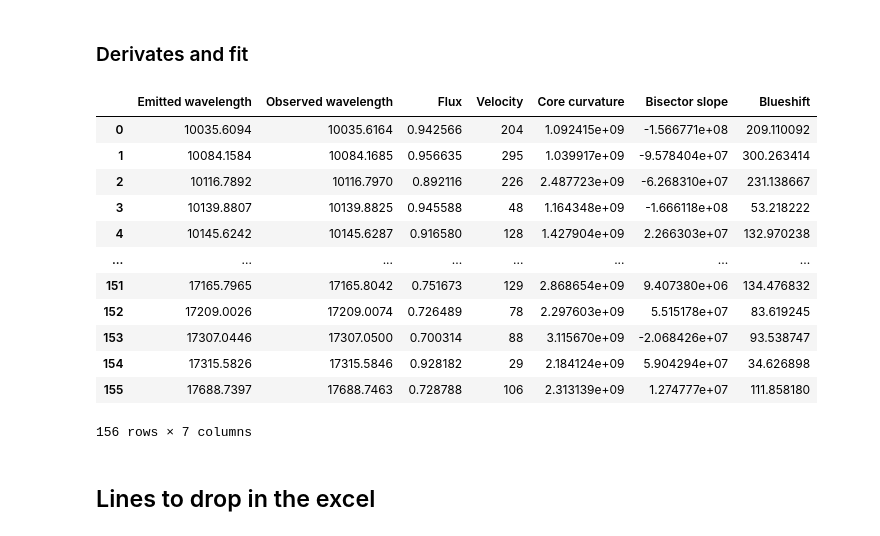
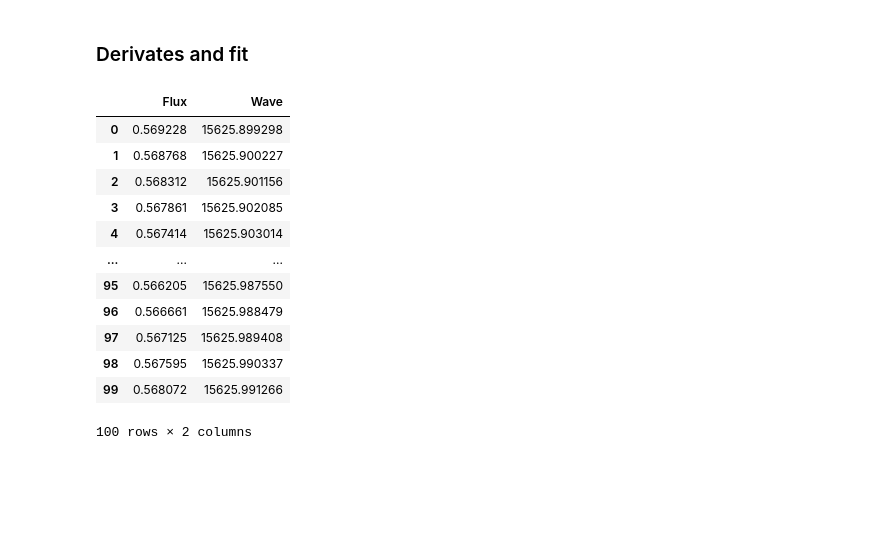
Before and after one commit to ccuellarn/Measurement-and-Characterization-of-Granulation-Patterns-in-the-IAG-Solar-Flux-Spectrum, a Jupyter notebook: Project/Visualizer/Visualizer.ipynb, the cells around one changed output. Drawn from its saved outputs; the diff is of its cells as text; code cells hidden in the pictures; blank space fills up the shorter version.

```diff
--- a/Project/Visualizer/Visualizer.ipynb
+++ b/Project/Visualizer/Visualizer.ipynb
@@ -89,7 +89,7 @@ def find_minimums(wave,flux,lamda):
 
     #Dataframe with the marks for the closer lines of Fe I
     closer_data = pd.concat(closer,axis=0).reset_index(drop=True)
-    closer_data['Fe line'] = lamda
+    closer_data['Nave list'] = lamda
     closer_data = closer_data[closer_data['abs'] <= 0.01].reset_index(drop=True)
 
     return closer_data.drop(['abs'],axis=1)
@@ -125,7 +111,7 @@ local_points_bis = width_minimums(closer_lines,raw_data,0.2)
 # %% [markdown]
 ### Filter for the lines using the second derivate
 # %%
-def Fit_derivates(local_points,closer_lines):
+def Fit_derivates(local_points,closer_lines,local_points_bis):
     values = []
     fit = []
     local = []
@@ -159,7 +145,7 @@ def Fit_derivates(local_points,closer_lines):
 
         if d2_param[0]>0 and (data_flux.iloc[-1])>=(np.abs(data_flux.iloc[0]-data_flux.iloc[-1])/2):
 
-            values.append(pd.DataFrame([[closer_lines['Fe line'].iloc[i],closer_lines['min_wave'].iloc[i],closer_lines['min_flux'].iloc[i]]]))
+            values.append(pd.DataFrame([[closer_lines['Nave list'].iloc[i],closer_lines['min_wave'].iloc[i],closer_lines['min_flux'].iloc[i]]]))
             fit.append(pd.DataFrame({'Flux': flux_fit,'Wave': new_wave*wave_std + wave_mean}))
             local.append(local_points[i])
 
@@ -197,17 +183,17 @@ def Fit_derivates(local_points,closer_lines):
 
             #The logic is take the midpoint between wavelength at mean fluxes
             distance = (wave_right - wave_left) / 2 + wave_left
-            velocity = ((distance / closer_lines['Fe line'].iloc[i]) - 1)*const.c #Express it in velocity
+            velocity = ((distance / closer_lines['Nave list'].iloc[i]) - 1)*const.c #Express it in velocity
 
             bisector.append(pd.DataFrame({'Velocity': velocity,'Distance': distance,'Flux': common}).reset_index(drop=True))
 
     Values = pd.concat(values,axis=0).reset_index(drop=True)
 
-    Values.columns = ["Line Fe I",'min_wave','min_flux']
+    Values.columns = ["Nave line",'min_wave','min_flux']
 
     return Values,fit,local,bisector
 
-Values,fit,local,bisector = Fit_derivates(local_points,closer_lines)
+Values,fit,local,bisector = Fit_derivates(local_points,closer_lines,local_points_bis)
 
 Values
 # %% [output]
@@ -536,7 +574,7 @@ def find_minimums(wave,flux,lamda):
 
     #Dataframe with the marks for the closer lines of Fe I
     closer_data = pd.concat(closer,axis=0).reset_index(drop=True)
-    closer_data['Fe line'] = lamda
+    closer_data['Nave list'] = lamda
 
     return closer_data.drop(['abs'],axis=1)
 
@@ -587,7 +624,7 @@ local_points = width_minimums(closer_lines,raw_data,0.05)
 # %% [markdown]
 ### Derivates and fit
 # %%
-def Fit_derivates(local_points,lamda_list):
+def Fit_derivates(local_points,lamda_list,N):
     values = []
     fit = []
     local = []
@@ -600,6 +637,9 @@ def Fit_derivates(local_points,lamda_list):
         wave_mean, wave_std = np.mean(data_wave), np.std(data_wave)
         wave_scaled = (data_wave - wave_mean)/wave_std if wave_std != 0 else data_wave #Take the conditional for the division in zero
 
+        #Define new data with the number of points for the points, this is just for the statistical analysis
+        new_wave = np.linspace(min(wave_scaled),max(wave_scaled),N)
+
         #Polynomial Fit is better for numerical aproximation than polyfit
         pol = Polynomial.fit(wave_scaled, data_flux, 4)
 
@@ -611,61 +651,62 @@ def Fit_derivates(local_points,lamda_list):
         d2_param = poly.polyder(d_param) #Second
         d3_param = poly.polyder(d2_param) #Third
 
-        #The fit values
-        flux_fit = poly.polyval(wave_scaled,param)
+        #The fit values, taking into account the number of points defined on the covariance matrix
+        flux_fit = poly.polyval(new_wave,param)
 
         #Find the minimum with the regression and derivates
         roots = poly.polyroots(d_param).real #Roots or critical points
         valid_roots = np.array([x for x in roots if poly.polyval(x,d2_param)>0] )#Check with the second derivate, just positive values for minimums
 
         if valid_roots.size >0:
 
             value_roots = pol(valid_roots) #Evaluate in the polinomium for the global minimum
             minimal_root = valid_roots[np.where(value_roots == min(value_roots))][0] , min(value_roots) #Take the values for the wavelength and the flux of the minimum
 
             #For the wavelength observed convert the minimal root in the real with the scale of the mean, we dont scale the flux data
             lamda_obs = [round(minimal_root[0]*wave_std + wave_mean,4), minimal_root[1]]
 
             #Expresion for the third derivate (C-curved profile bisector)
             def Third_Derivate(second, third):
                 return -((third)/(3*(second**2)))*(const.c/lamda_obs[0])
 
             #Evaluate the second and third derivate in the wavelength observed. Re-scalated the coefficients
-            d2 = (poly.polyval(minimal_root[0],d2_param) / (wave_std ** 2)) #Core curvature
-            d3 = -(Third_Derivate(d2, poly.polyval(minimal_root[0],d3_param) / (wave_std ** 3) )) #Bisector slope
+            d2 = (poly.polyval(minimal_root[0],d2_param) / (wave_std ** 2))
+            d3 = (Third_Derivate(d2, poly.polyval(minimal_root[0],d3_param) / (wave_std ** 3) ))
 
             #Calculate the velocity and convective blueshift
             blueshift = ((lamda_obs[0]/lamda_list[i]) - 1)* const.c
-            velocity = round((blueshift) - 5.47) #Formula for relativistic aproximation
+            velocity = round((blueshift) - 633) #Formula for relativistic aproximation
 
-            #In order: Natural wavelength, observed wavelength, flux, velocity, second derivate, third derivate, convective blueshift
-            values.append(pd.DataFrame([[lamda_list[i],lamda_obs[0],lamda_obs[1],velocity,d2*(lamda_obs[0]**2),d3*(const.c/lamda_obs[0]),blueshift]]))
+            #In order: Natural wavelength, observed wavelength, flux, velocity, Core curvature, Bisector slope, convective blueshift,line depth
+            values.append(pd.DataFrame([[lamda_list[i],lamda_obs[0],lamda_obs[1],velocity,d2*(lamda_obs[0]**2),d3*(const.c/lamda_obs[0]),blueshift,1-lamda_obs[1]]]))
 
-            #Just in case of the visualizer take the fit values
-            fit.append(flux_fit)
-            #Add the local points
+            #Just in case of the visualizer take the fit values and the wave data scaled
+            fit.append(pd.DataFrame({'Flux': flux_fit,'Wave': new_wave*wave_std + wave_mean}))
+
             local.append(local_points[i])
 
     Values =  pd.concat(values,axis=0).reset_index(drop=True)
 
-    Values.columns = ["Emitted wavelength", "Observed wavelength", "Flux","Velocity","Core curvature","Bisector slope","Blueshift"]
+    Values.columns = ["Emitted wavelength", "Observed wavelength", "Flux","Velocity","Core curvature","Bisector slope","Blueshift",'Line Depth']
 
-    return Values,fit,local
+    return Values,local,fit
 
-Values,fit,local = Fit_derivates(local_points,closer_lines['Fe line'])
+#The len(local_points) is for the original set, without statistical treatment.
+Values,local,Fit = Fit_derivates(local_points,closer_lines['Nave list'],100)
 
-Values
+Fit[78]
 # %% [output]
-|  | Emitted wavelength | Observed wavelength | Flux | Velocity | Core curvature | Bisector slope | Blueshift |
-| 0 | 10035.6094 | 10035.6164 | 0.942566 | 204 | 1.092415e+09 | -1.566771e+08 | 209.110092 |
-| 1 | 10084.1584 | 10084.1685 | 0.956635 | 295 | 1.039917e+09 | -9.578404e+07 | 300.263414 |
-| 2 | 10116.7892 | 10116.7970 | 0.892116 | 226 | 2.487723e+09 | -6.268310e+07 | 231.138667 |
-| 3 | 10139.8807 | 10139.8825 | 0.945588 | 48 | 1.164348e+09 | -1.666118e+08 | 53.218222 |
-| 4 | 10145.6242 | 10145.6287 | 0.916580 | 128 | 1.427904e+09 | 2.266303e+07 | 132.970238 |
-| ... | ... | ... | ... | ... | ... | ... | ... |
-| 151 | 17165.7965 | 17165.8042 | 0.751673 | 129 | 2.868654e+09 | 9.407380e+06 | 134.476832 |
-| 152 | 17209.0026 | 17209.0074 | 0.726489 | 78 | 2.297603e+09 | 5.515178e+07 | 83.619245 |
-| 153 | 17307.0446 | 17307.0500 | 0.700314 | 88 | 3.115670e+09 | -2.068426e+07 | 93.538747 |
-| 154 | 17315.5826 | 17315.5846 | 0.928182 | 29 | 2.184124e+09 | 5.904294e+07 | 34.626898 |
-| 155 | 17688.7397 | 17688.7463 | 0.728788 | 106 | 2.313139e+09 | 1.274777e+07 | 111.858180 |
+|  | Flux | Wave |
+| 0 | 0.569228 | 15625.899298 |
+| 1 | 0.568768 | 15625.900227 |
+| 2 | 0.568312 | 15625.901156 |
+| 3 | 0.567861 | 15625.902085 |
+| 4 | 0.567414 | 15625.903014 |
+| ... | ... | ... |
+| 95 | 0.566205 | 15625.987550 |
+| 96 | 0.566661 | 15625.988479 |
+| 97 | 0.567125 | 15625.989408 |
+| 98 | 0.567595 | 15625.990337 |
+| 99 | 0.568072 | 15625.991266 |
-156 rows × 7 columns
+100 rows × 2 columns
@@ -893,2 +712,0 @@ if __name__ == "__main__":
-# %% [markdown]
-## Lines to drop in the excel
```
Also changed, not shown: parts of 17 cells of this notebook, 2 other files.
